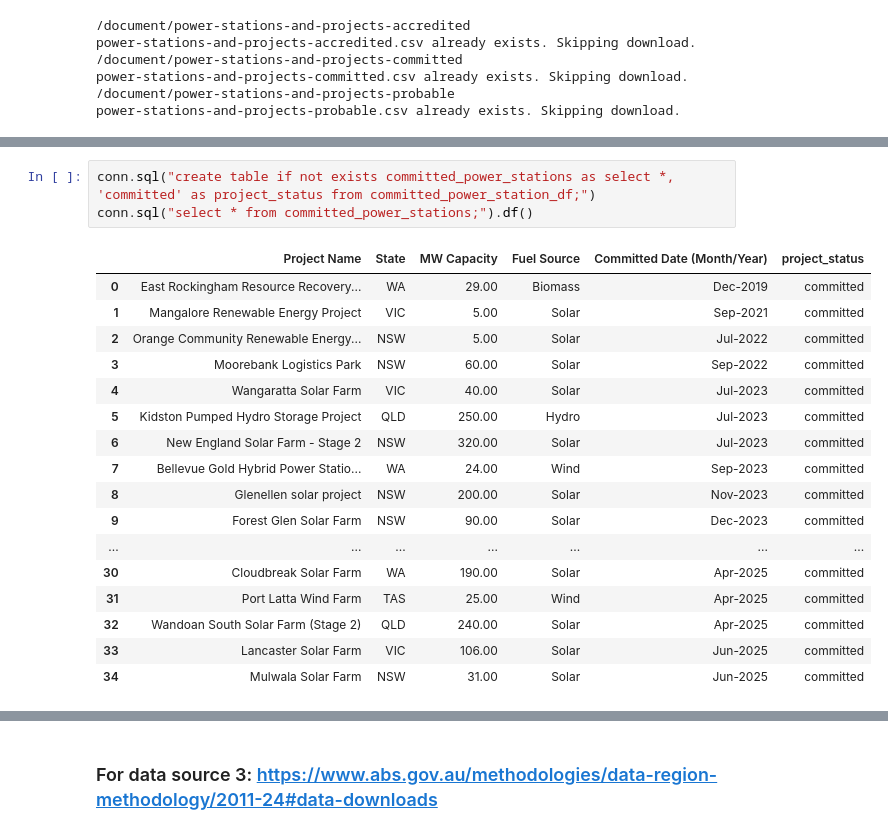
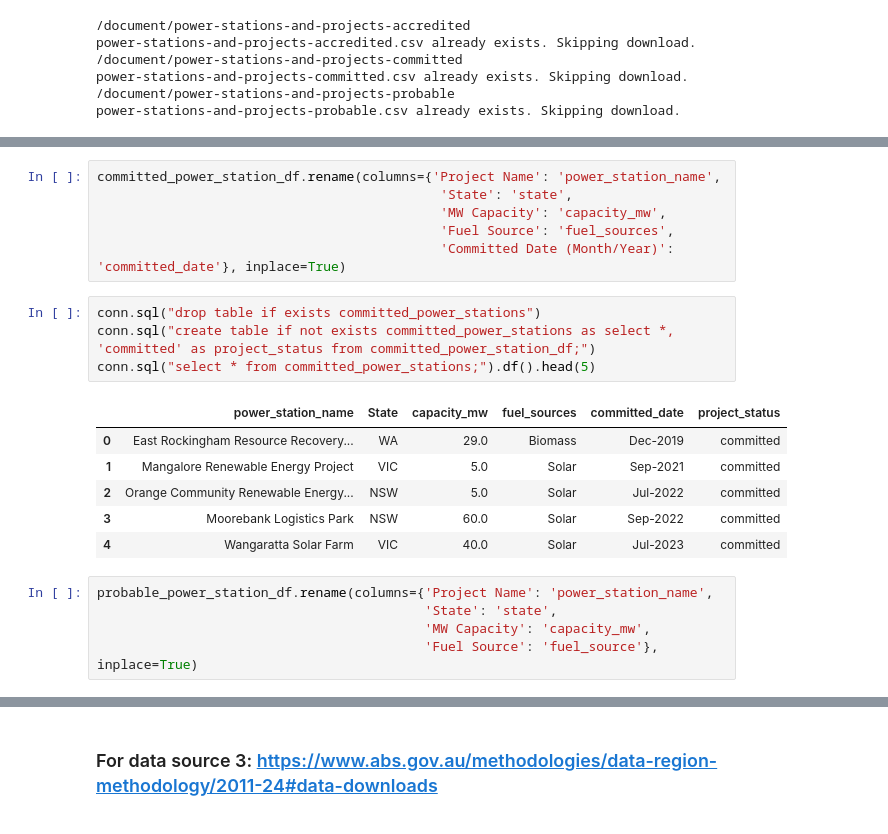
Before and after one commit to kerumixd/5339-Data-Engineering-Group-Porject, a Jupyter notebook: Assignment1.ipynb, the cells around one changed output, grey strips where cells are left out. Cells and saved outputs as stored; diff of their text form.

Commit message:
updated data source 2

```diff
--- a/Assignment1.ipynb
+++ b/Assignment1.ipynb
@@ -383,22 +370,23 @@ conn.sql("select * from accredited_power_stations").df()
+# %%
+committed_power_station_df.rename(columns={'Project Name': 'power_station_name',
+                                            'State': 'state',
+                                            'MW Capacity': 'capacity_mw',
+                                            'Fuel Source': 'fuel_sources',
+                                            'Committed Date (Month/Year)': 'committed_date'}, inplace=True)
 # %%
+conn.sql("drop table if exists committed_power_stations")
 conn.sql("create table if not exists committed_power_stations as select *, 'committed' as project_status from committed_power_station_df;")
-conn.sql("select * from committed_power_stations;").df()
+conn.sql("select * from committed_power_stations;").df().head(5)
 # %% [output]
-|  | Project Name | State | MW Capacity | Fuel Source | Committed Date (Month/Year) | project_status |
-| 0 | East Rockingham Resource Recovery... | WA | 29.00 | Biomass | Dec-2019 | committed |
-| 1 | Mangalore Renewable Energy Project | VIC | 5.00 | Solar | Sep-2021 | committed |
-| 2 | Orange Community Renewable Energy... | NSW | 5.00 | Solar | Jul-2022 | committed |
-| 3 | Moorebank Logistics Park | NSW | 60.00 | Solar | Sep-2022 | committed |
-| 4 | Wangaratta Solar Farm | VIC | 40.00 | Solar | Jul-2023 | committed |
-| 5 | Kidston Pumped Hydro Storage Project | QLD | 250.00 | Hydro | Jul-2023 | committed |
-| 6 | New England Solar Farm - Stage 2 | NSW | 320.00 | Solar | Jul-2023 | committed |
-| 7 | Bellevue Gold Hybrid Power Statio... | WA | 24.00 | Wind | Sep-2023 | committed |
-| 8 | Glenellen solar project | NSW | 200.00 | Solar | Nov-2023 | committed |
-| 9 | Forest Glen Solar Farm | NSW | 90.00 | Solar | Dec-2023 | committed |
-| ... | ... | ... | ... | ... | ... | ... |
-| 30 | Cloudbreak Solar Farm | WA | 190.00 | Solar | Apr-2025 | committed |
-| 31 | Port Latta Wind Farm | TAS | 25.00 | Wind | Apr-2025 | committed |
-| 32 | Wandoan South Solar Farm (Stage 2) | QLD | 240.00 | Solar | Apr-2025 | committed |
-| 33 | Lancaster Solar Farm | VIC | 106.00 | Solar | Jun-2025 | committed |
-| 34 | Mulwala Solar Farm | NSW | 31.00 | Solar | Jun-2025 | committed |
+|  | power_station_name | State | capacity_mw | fuel_sources | committed_date | project_status |
+| 0 | East Rockingham Resource Recovery... | WA | 29.0 | Biomass | Dec-2019 | committed |
+| 1 | Mangalore Renewable Energy Project | VIC | 5.0 | Solar | Sep-2021 | committed |
+| 2 | Orange Community Renewable Energy... | NSW | 5.0 | Solar | Jul-2022 | committed |
+| 3 | Moorebank Logistics Park | NSW | 60.0 | Solar | Sep-2022 | committed |
+| 4 | Wangaratta Solar Farm | VIC | 40.0 | Solar | Jul-2023 | committed |
+# %%
+probable_power_station_df.rename(columns={'Project Name': 'power_station_name',
+                                          'State': 'state',
+                                          'MW Capacity': 'capacity_mw',
+                                          'Fuel Source': 'fuel_source'}, inplace=True)
 # %%
```
Also changed, not shown: parts of 14 cells of this notebook, 2 other files.
